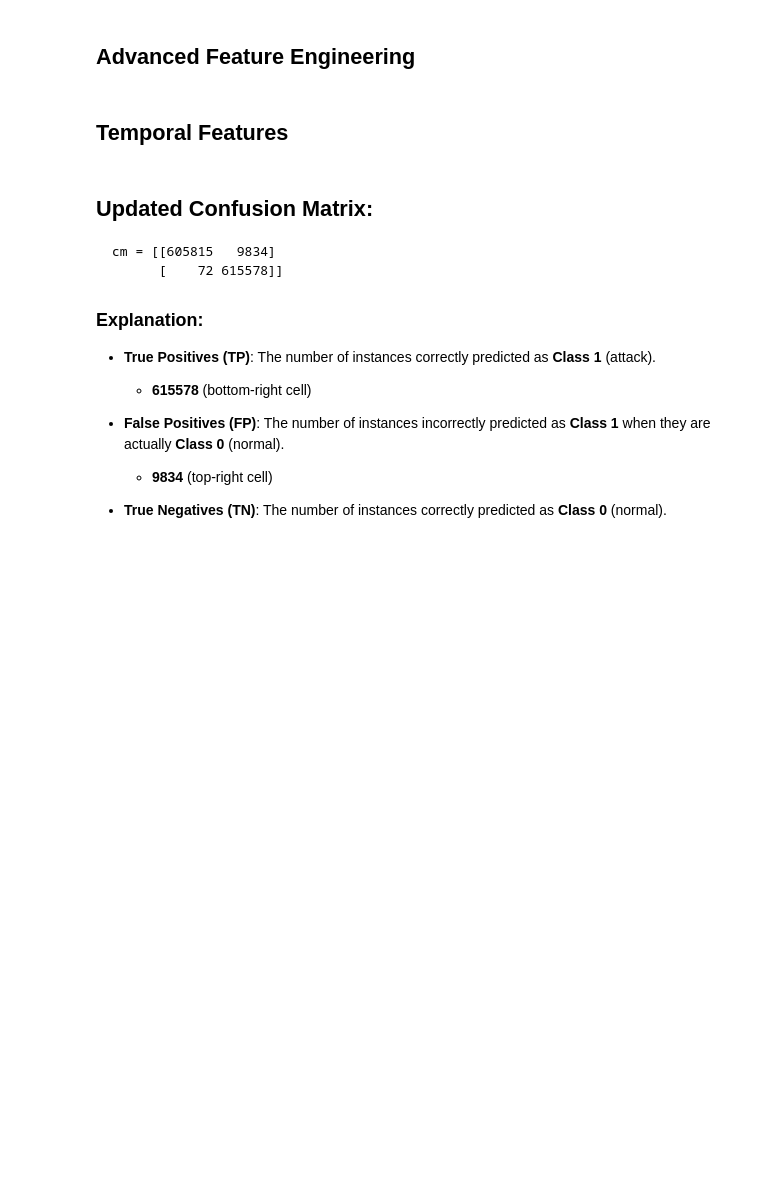
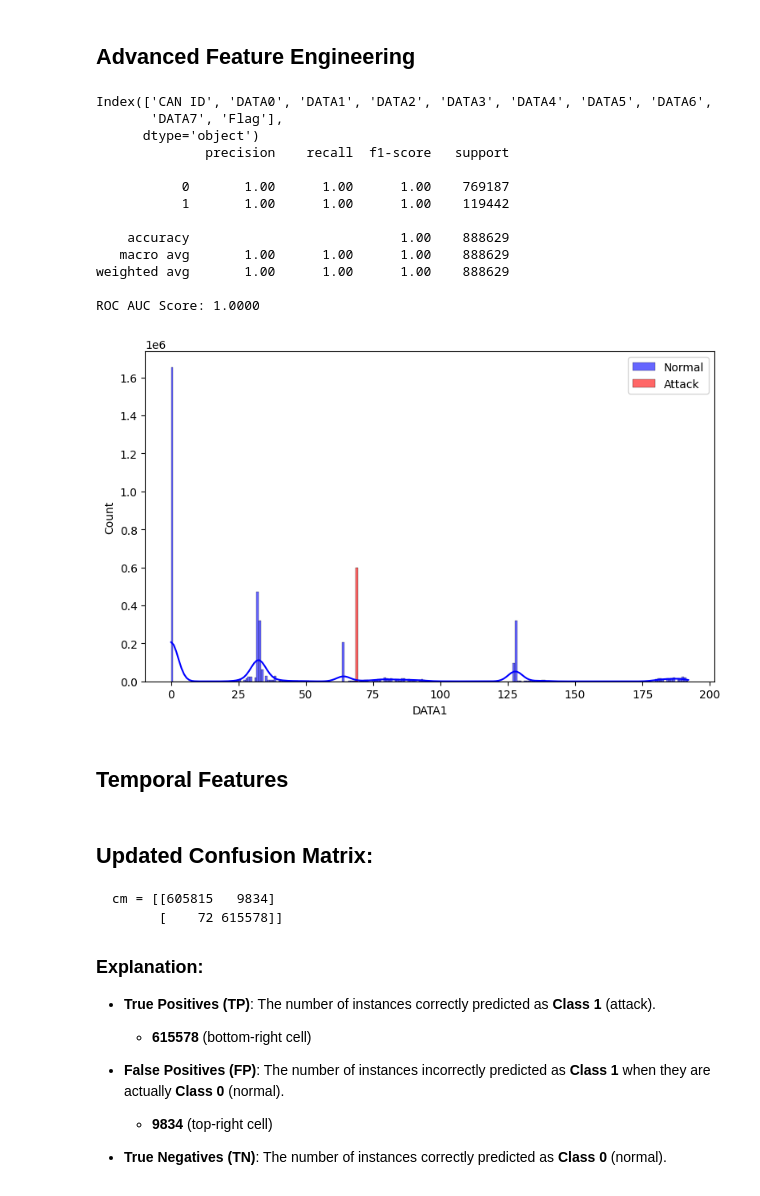
Before and after one commit to pranav-k-jha/kaggle-notebooks, a Jupyter notebook: gear-ids-final.ipynb, the cells around one changed output. Cells and saved outputs as stored; diff of their text form; code cells hidden in the pictures; blank space fills up the shorter version.

```diff
--- a/gear-ids-final.ipynb
+++ b/gear-ids-final.ipynb
@@ -251,7 +514,7 @@ for col in ['DATA0', 'DATA1', 'DATA5', 'DATA7']:
 df = df.dropna(subset=['DATA0', 'DATA1', 'DATA5', 'DATA7', 'Flag'])
 
 # Define feature columns and target
-features = ['DATA0', 'DATA1', 'DATA5', 'DATA7']
+features = ['DATA1', 'DATA3', 'DATA4', 'DATA5']
 X = df[features]
 y = df['Flag']  # Target: 1 = Attack, 0 = Normal
 
@@ -292,38 +555,53 @@ def plot_distribution(feature):
     plt.tight_layout()
     plt.savefig(f"{feature}_distribution.pdf", format="pdf", bbox_inches='tight')
     plt.show()
 
 # Plot distributions separately
-for feature in ['DATA0', 'DATA1']:
+for feature in ['DATA1', 'DATA3']:
     plot_distribution(feature)
 
 # Feature Engineering (Bitwise & Arithmetic Transformations)
-df['DATA01_XOR'] = df['DATA0'] ^ df['DATA1']
-df['DATA01_SUM'] = df['DATA0'] + df['DATA1']
-df['DATA57_XOR'] = df['DATA5'] ^ df['DATA7']
+df['DATA13_XOR'] = df['DATA1'] ^ df['DATA3']
+df['DATA13_SUM'] = df['DATA1'] + df['DATA3']
+df['DATA45_XOR'] = df['DATA4'] ^ df['DATA5']
 
-print(df[['DATA01_XOR', 'DATA01_SUM', 'DATA57_XOR']].describe())
+print(df[['DATA13_XOR', 'DATA13_SUM', 'DATA45_XOR']].describe())
 
 # Train again with engineered features
 X_new = df[['DATA0', 'DATA1', 'DATA5', 'DATA7', 'DATA01_XOR', 'DATA01_SUM', 'DATA57_XOR']]
 X_train_new, X_test_new, y_train, y_test = train_test_split(X_new, y, test_size=0.2, random_state=42)
 model.fit(X_train_new, y_train)
 
 # Evaluate again
 y_pred_new = model.predict(X_test_new)
 print(classification_report(y_test, y_pred_new))
 
 # Compute confusion matrix
 cm = confusion_matrix(y_test, y_pred)
 
 # Plot the confusion matrix as a heatmap
 plt.figure(figsize=(8, 6))
 sns.heatmap(cm, annot=True, fmt="d", cmap="Blues", xticklabels=["Normal", "Attack"], yticklabels=["Normal", "Attack"])
 plt.xlabel("Predicted")
 plt.ylabel("True")
 plt.tight_layout()
 plt.savefig("confusion_matrix_2.pdf", format="pdf", bbox_inches='tight')
 plt.show()
+# %% [output]
+Index(['CAN ID', 'DATA0', 'DATA1', 'DATA2', 'DATA3', 'DATA4', 'DATA5', 'DATA6',
+       'DATA7', 'Flag'],
+      dtype='object')
+              precision    recall  f1-score   support
+
+           0       1.00      1.00      1.00    769187
+           1       1.00      1.00      1.00    119442
+
+    accuracy                           1.00    888629
+   macro avg       1.00      1.00      1.00    888629
+weighted avg       1.00      1.00      1.00    888629
+
+ROC AUC Score: 1.0000
+[figure, added]
 # %%
 from sklearn.metrics import confusion_matrix
 import seaborn as sns
```
Also changed, not shown: parts of 27 cells of this notebook.
